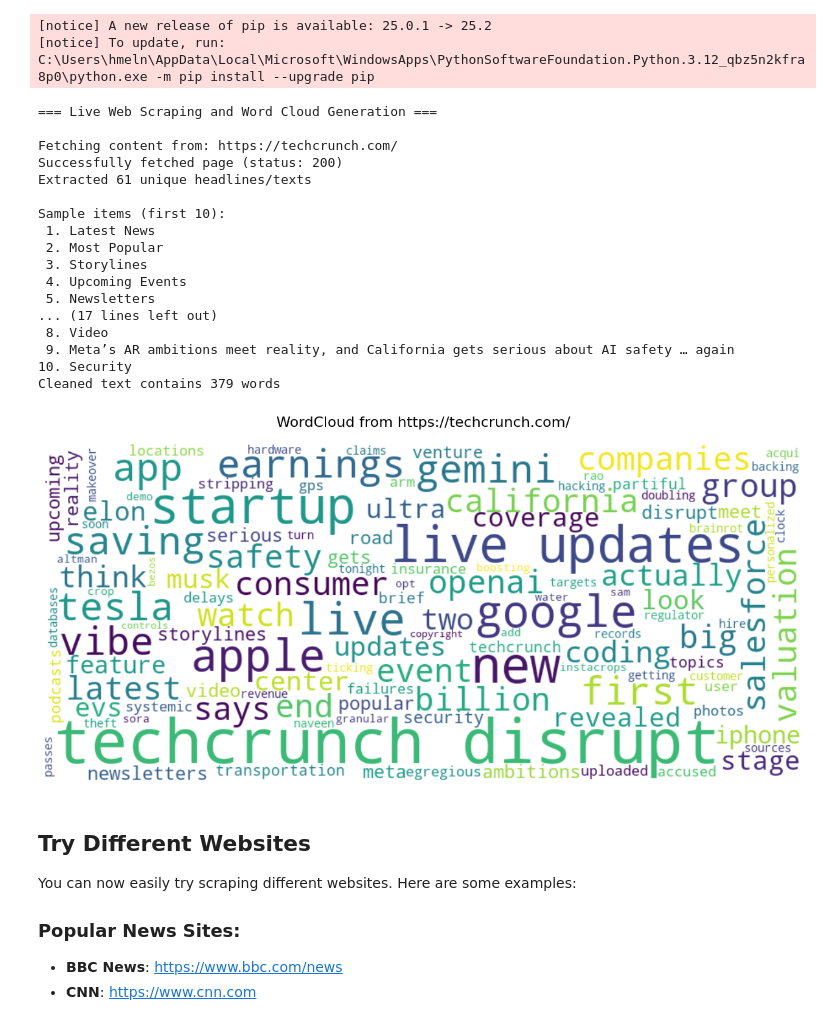
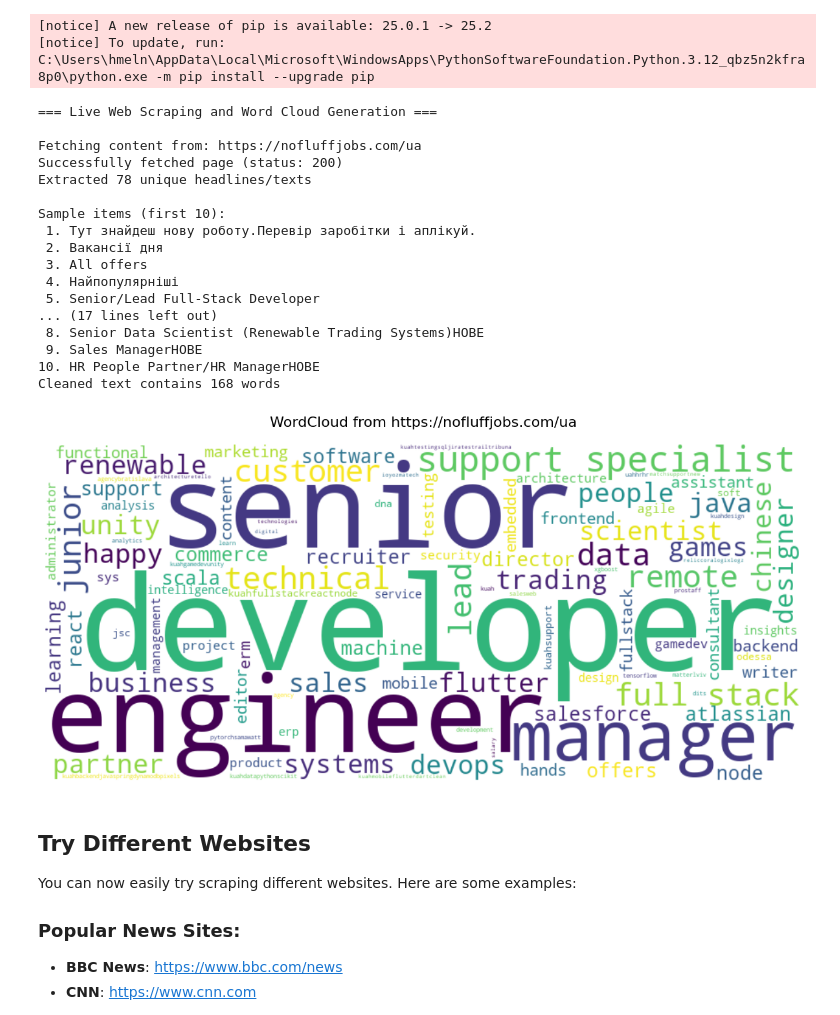
Before and after one commit to mehalyna/BackStage-October-2025, a Jupyter notebook: live_scrape.ipynb, the cells around one changed output. Drawn from its saved outputs; the diff is of its cells as text; code cells hidden in the pictures.

```diff
--- a/live_scrape.ipynb
+++ b/live_scrape.ipynb
@@ -213,46 +213,46 @@ def make_wordcloud(text, title=None, max_words=120):
         plt.show()
 
     except Exception as e:
         print(f"Error generating word cloud: {e}")
 
 # Example usage with improved error handling:
 print("=== Live Web Scraping and Word Cloud Generation ===")
 print()
 
-url = "https://techcrunch.com/"  # replace with chosen URL
+url = "https://nofluffjobs.com/ua"  # replace with chosen URL
 headlines = simple_scrape_headlines(url, selector=None, max_items=80)
 
 if headlines:
     print(f"\nSample items (first {min(10, len(headlines))}):")
     for i, item in enumerate(headlines[:10], 1):
         print(f"{i:2}. {item}")
 
     clean = clean_text_list(headlines, extra_stopwords=['news','read','said','hacker','hn'])
     if clean:
         make_wordcloud(clean, title=f"WordCloud from {url}")
     else:
         print("No clean text available for word cloud generation")
 else:
     print("No headlines were extracted. Please check the URL or your internet connection.")
 # %% [output]
 === Live Web Scraping and Word Cloud Generation ===
 
-Fetching content from: https://techcrunch.com/
+Fetching content from: https://nofluffjobs.com/ua
 Successfully fetched page (status: 200)
-Extracted 61 unique headlines/texts
+Extracted 78 unique headlines/texts
 
 Sample items (first 10):
- 1. Latest News
- 2. Most Popular
- 3. Storylines
- 4. Upcoming Events
- 5. Newsletters
+ 1. Тут знайдеш нову роботу.Перевір заробітки і аплікуй.
+ 2. Вакансії дня
+ 3. All offers
+ 4. Найпопулярніші
+ 5. Senior/Lead Full-Stack Developer
 ... (17 lines left out)
- 8. Video
- 9. Meta’s AR ambitions meet reality, and California gets serious about AI safety … again
-10. Security
-Cleaned text contains 379 words
+ 8. Senior Data Scientist (Renewable Trading Systems)НОВЕ
+ 9. Sales ManagerНОВЕ
+10. HR People Partner/HR ManagerНОВЕ
+Cleaned text contains 168 words
-[figure, old version]
+[figure, new version]
 # %% [markdown]
 ## Try Different Websites
 
```
Also changed, not shown: 6 other files.
